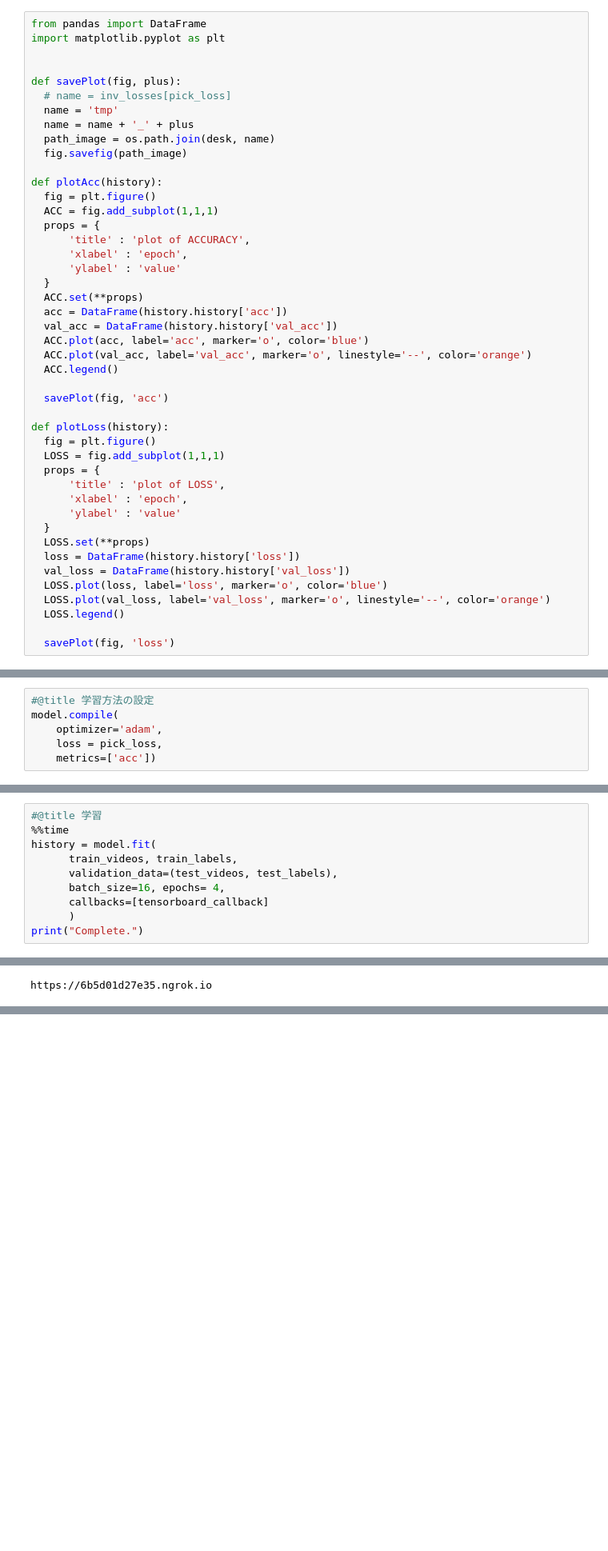
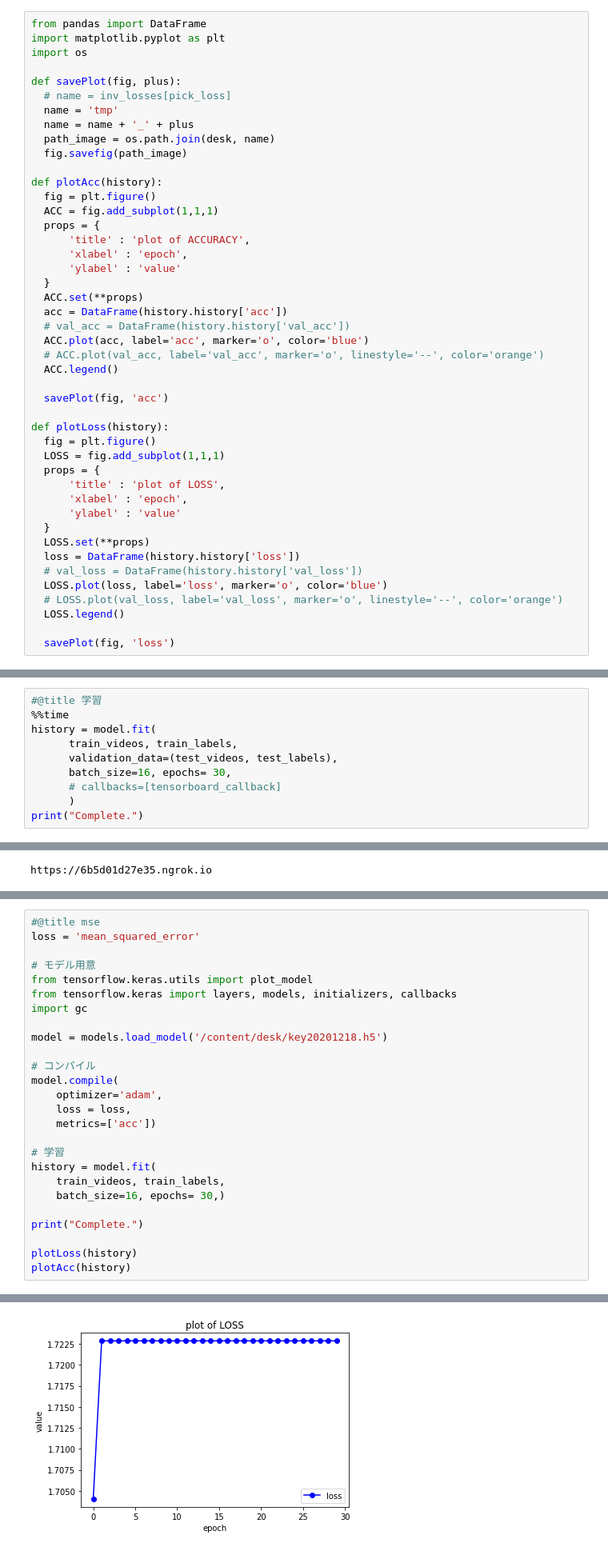
Before and after one commit to s1250103/Public_mori-lab, a Jupyter notebook: experiments/b_wide/Implement/tool.ipynb, the cells around one changed output, grey strips where cells are left out. Shown at 80% size. Drawn from its saved outputs; the diff is of its cells as text; blank space fills up the shorter version.

```diff
--- a/experiments/b_wide/Implement/tool.ipynb
+++ b/experiments/b_wide/Implement/tool.ipynb
@@ -546,7 +513,7 @@ print("Complete.")
 # %%
 from pandas import DataFrame
 import matplotlib.pyplot as plt
-
+import os
 
 def savePlot(fig, plus):
   # name = inv_losses[pick_loss]
@@ -565,9 +532,9 @@ def plotAcc(history):
   }
   ACC.set(**props)
   acc = DataFrame(history.history['acc'])
-  val_acc = DataFrame(history.history['val_acc'])
+  # val_acc = DataFrame(history.history['val_acc'])
   ACC.plot(acc, label='acc', marker='o', color='blue')
-  ACC.plot(val_acc, label='val_acc', marker='o', linestyle='--', color='orange')
+  # ACC.plot(val_acc, label='val_acc', marker='o', linestyle='--', color='orange')
   ACC.legend()
 
   savePlot(fig, 'acc')
@@ -582,9 +549,9 @@ def plotLoss(history):
   }
   LOSS.set(**props)
   loss = DataFrame(history.history['loss'])
-  val_loss = DataFrame(history.history['val_loss'])
+  # val_loss = DataFrame(history.history['val_loss'])
   LOSS.plot(loss, label='loss', marker='o', color='blue')
-  LOSS.plot(val_loss, label='val_loss', marker='o', linestyle='--', color='orange')
+  # LOSS.plot(val_loss, label='val_loss', marker='o', linestyle='--', color='orange')
   LOSS.legend()
 
   savePlot(fig, 'loss')
@@ -649,9 +585,3 @@ pick_loss = losses['SCE']
-# %%
-#@title 学習方法の設定
-model.compile(
-    optimizer='adam',
-    loss = pick_loss,
-    metrics=['acc'])
 # %%
 %tensorflow_version 2.x
 !pip2 install --upgrade google-auth-oauthlib grpcio >/dev/null 2>&1
@@ -667,7 +597,7 @@ tensorboard_callback = callbacks.TensorBoard(log_dir=log_dir,
 history = model.fit(
       train_videos, train_labels,
       validation_data=(test_videos, test_labels),
-      batch_size=16, epochs= 4,
-      callbacks=[tensorboard_callback]
+      batch_size=16, epochs= 30,
+      # callbacks=[tensorboard_callback]
       )
 print("Complete.")
@@ -711,0 +666,27 @@ https://6b5d01d27e35.ngrok.io
+# %%
+#@title mse
+loss = 'mean_squared_error'
+
+# モデル用意
+from tensorflow.keras.utils import plot_model
+from tensorflow.keras import layers, models, initializers, callbacks
+import gc
+
+model = models.load_model('/content/desk/key20201218.h5')
+
+# コンパイル
+model.compile(
+    optimizer='adam',
+    loss = loss,
+    metrics=['acc'])
+
+# 学習
+history = model.fit(
+    train_videos, train_labels,
+    batch_size=16, epochs= 30,)
+
+print("Complete.")
+
+plotLoss(history)
+plotAcc(history)
+# %% [output]
@@ -711,0 +710 @@ https://6b5d01d27e35.ngrok.io
+[figure, added]
```
Also changed, not shown: parts of 21 cells of this notebook.
